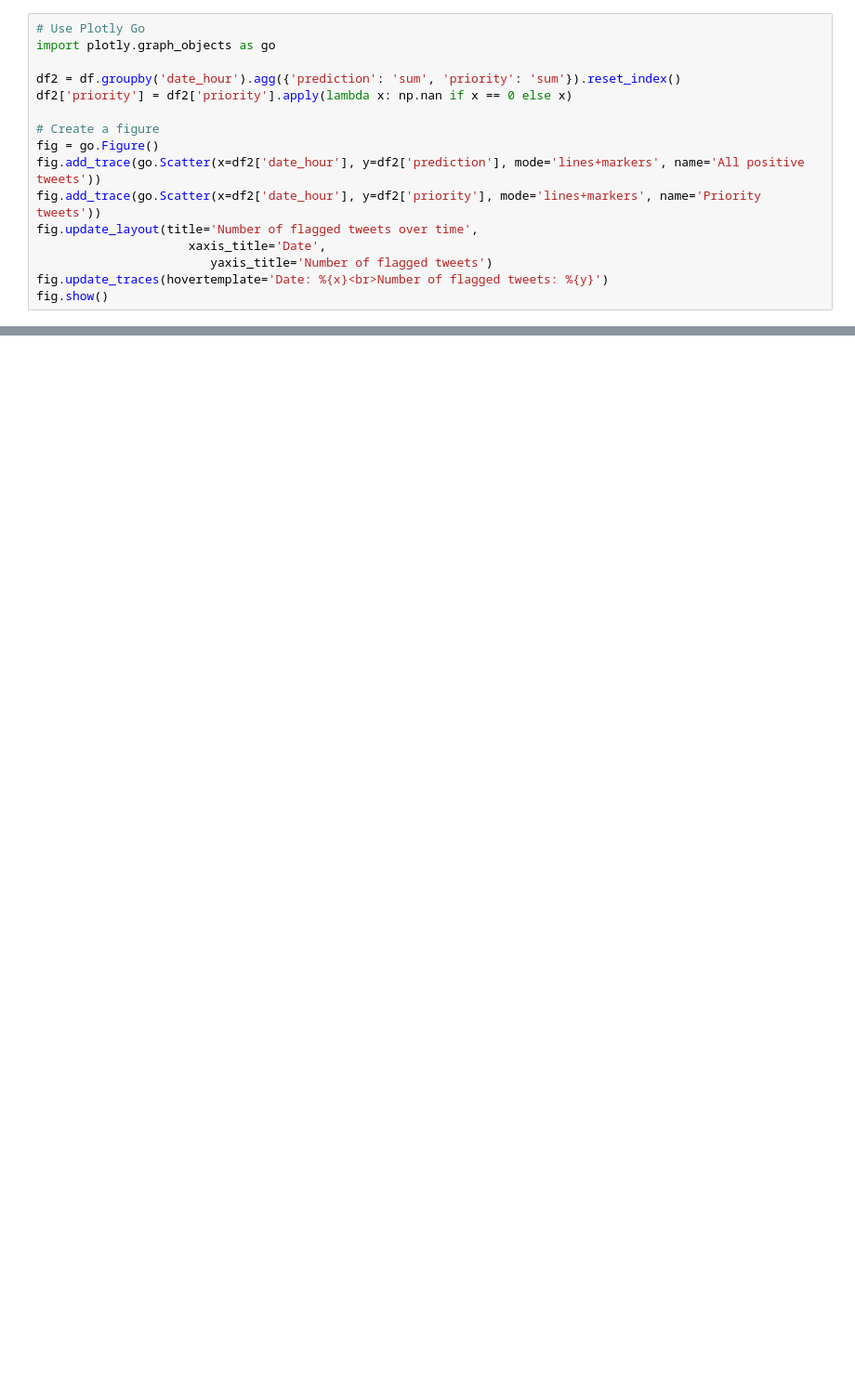
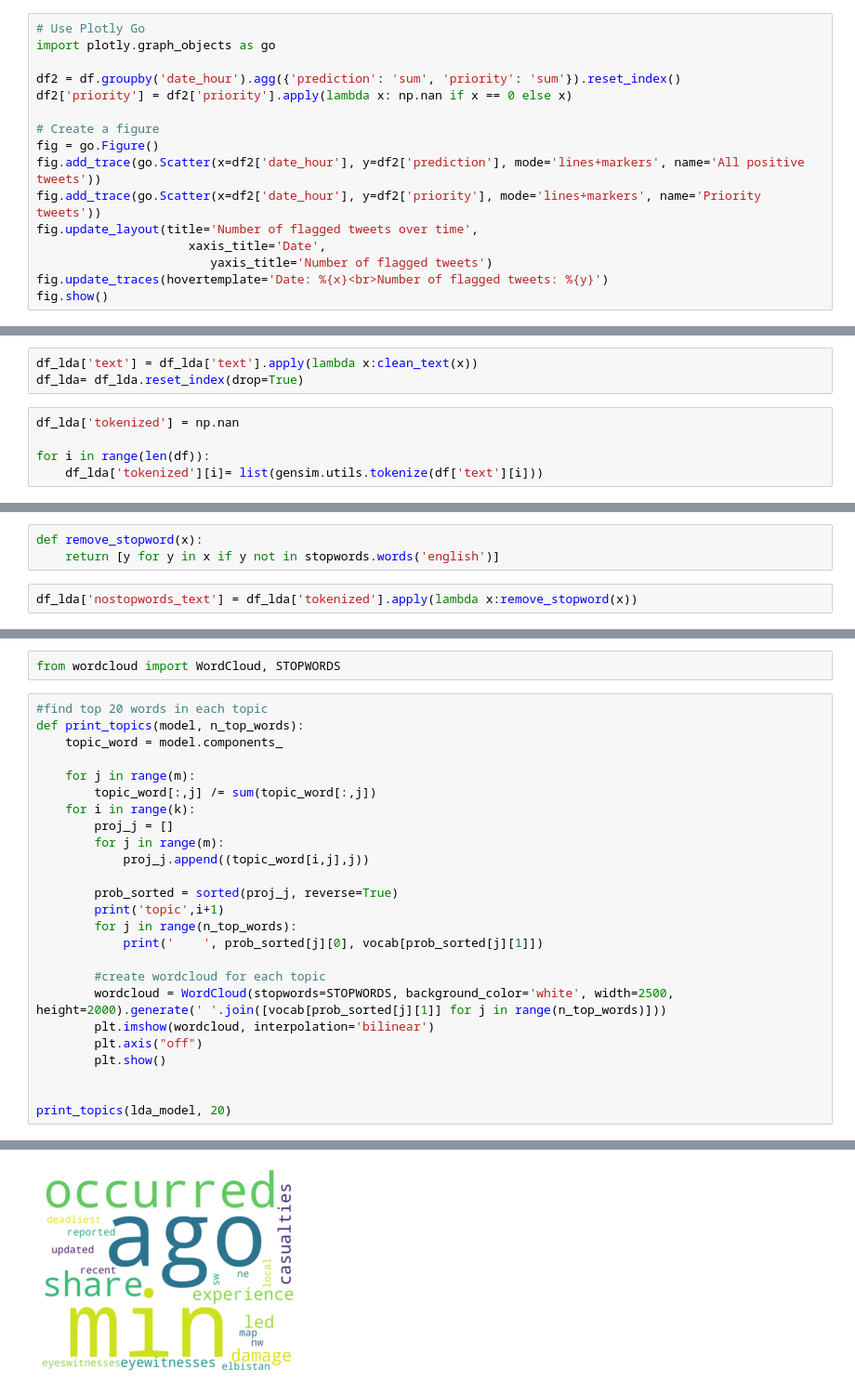
Before and after one commit to guidesify/DataSci_Crisis, a Jupyter notebook: dashboard_idea.ipynb, the cells around one changed output, grey strips where cells are left out. Shown at 93% size. Drawn from its saved outputs; the diff is of its cells as text; blank space fills up the shorter version.

```diff
--- a/dashboard_idea.ipynb
+++ b/dashboard_idea.ipynb
@@ -205,0 +252,8 @@ df[(df['prediction'] == 0) & (df['prediction_proba'] > 0.40) & (df['date'] > '20
+# %%
+df_lda['text'] = df_lda['text'].apply(lambda x:clean_text(x))
+df_lda= df_lda.reset_index(drop=True)
+# %%
+df_lda['tokenized'] = np.nan
+
+for i in range(len(df)):
+    df_lda['tokenized'][i]= list(gensim.utils.tokenize(df['text'][i]))
@@ -205,0 +278,5 @@ df[(df['prediction'] == 0) & (df['prediction_proba'] > 0.40) & (df['date'] > '20
+# %%
+def remove_stopword(x):
+    return [y for y in x if y not in stopwords.words('english')]
+# %%
+df_lda['nostopwords_text'] = df_lda['tokenized'].apply(lambda x:remove_stopword(x))
@@ -205,0 +378,28 @@ df[(df['prediction'] == 0) & (df['prediction_proba'] > 0.40) & (df['date'] > '20
+# %%
+from wordcloud import WordCloud, STOPWORDS
+# %%
+#find top 20 words in each topic
+def print_topics(model, n_top_words):
+    topic_word = model.components_
+
+    for j in range(m):
+        topic_word[:,j] /= sum(topic_word[:,j])
+    for i in range(k):
+        proj_j = []
+        for j in range(m):
+            proj_j.append((topic_word[i,j],j))
+
+        prob_sorted = sorted(proj_j, reverse=True)
+        print('topic',i+1)
+        for j in range(n_top_words):
+            print('    ', prob_sorted[j][0], vocab[prob_sorted[j][1]])
+
+        #create wordcloud for each topic
+        wordcloud = WordCloud(stopwords=STOPWORDS, background_color='white', width=2500, height=2000).generate(' '.join([vocab[prob_sorted[j][1]] for j in range(n_top_words)]))
+        plt.imshow(wordcloud, interpolation='bilinear')
+        plt.axis("off")
+        plt.show()
+
+
+print_topics(lda_model, 20)
+# %% [output]
@@ -205,0 +423 @@ df[(df['prediction'] == 0) & (df['prediction_proba'] > 0.40) & (df['date'] > '20
+[figure, added]
```
Also changed, not shown: parts of 17 cells of this notebook, 2 other files.
